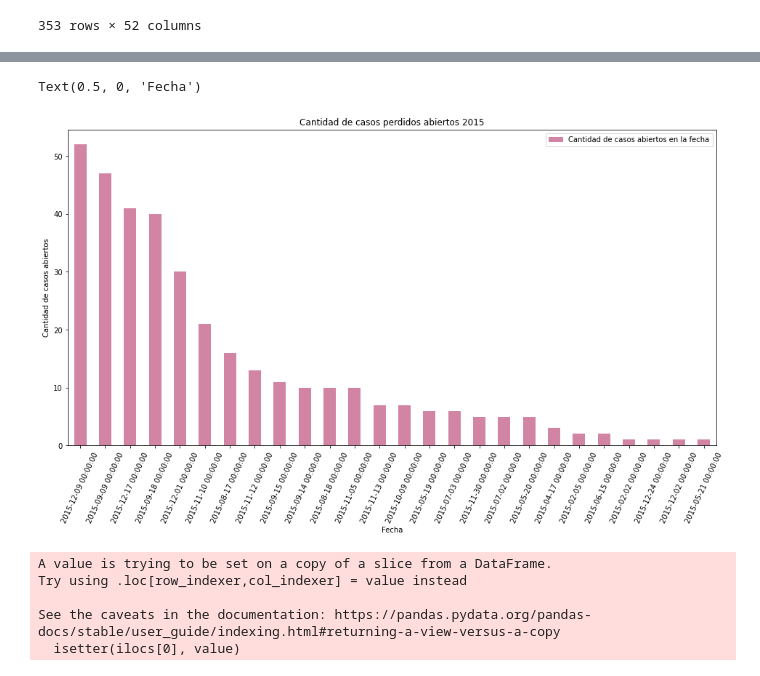
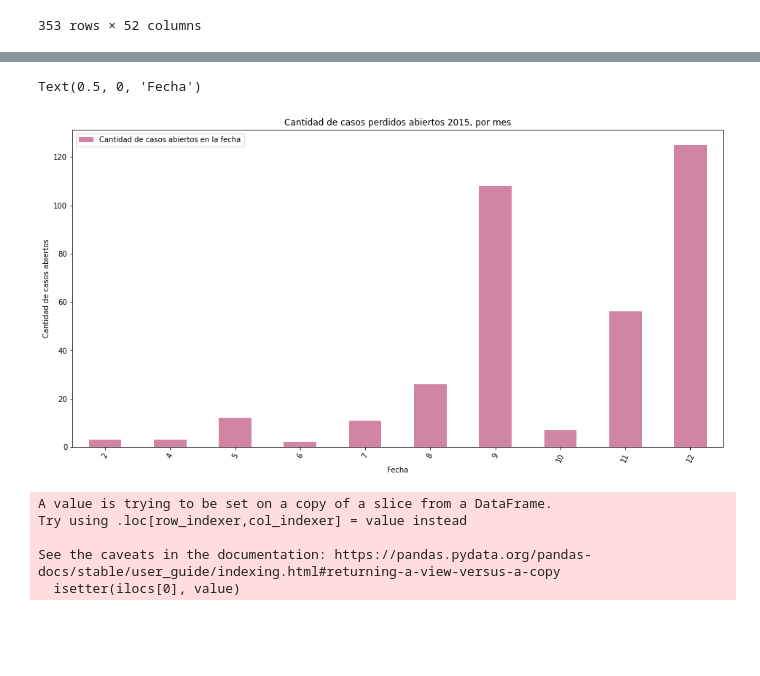
Before and after one commit to Ramaxx95/TP1-Orga-de-Datos, a Jupyter notebook: Visualizaciones/Region_Japan.ipynb, the cells around one changed output, grey strips where cells are left out. Cells and saved outputs as stored; diff of their text form; code cells hidden in the pictures; blank space fills up the shorter version.

Commit message:
Cambios para uno de los graficos que mostraba fecha exacta a meses

```diff
--- a/Visualizaciones/Region_Japan.ipynb
+++ b/Visualizaciones/Region_Japan.ipynb
@@ -153,7 +146,7 @@ casos_perdidos_japon_2015_df
 | 16914 | 23781 | Japan | None | 1 | 1 | 0 | ... |
 353 rows × 52 columns
 # %%
-grafico_casos_perdidos_creados_2015_df = casos_perdidos_japon_2015_df.Opportunity_Created_Date.value_counts().to_frame()
+grafico_casos_perdidos_creados_2015_df = casos_perdidos_japon_2015_df.Opportunity_Created_Date.dt.month.value_counts().to_frame().sort_index()
 grafico_casos_perdidos_creados_2015_df.columns=['Cantidad de casos abiertos en la fecha']
 grafico_casos_perdidos_creados_2015_df
 # %% [output]
@@ -177,11 +164,11 @@ grafico_casos_perdidos_creados_2015_df
 # %%
-grafico_casos_perdidos_creados_2015_df.plot(kind = 'bar', figsize =(16,8), rot =65, title = 'Cantidad de casos perdidos abiertos 2015', color = (0.7, 0.2, 0.4, 0.6));
+grafico_casos_perdidos_creados_2015_df.plot(kind = 'bar', figsize =(16,8), rot =65, title = 'Cantidad de casos perdidos abiertos 2015, por mes', color = (0.7, 0.2, 0.4, 0.6));
 ax=plt.gca()
 ax.set_ylabel('Cantidad de casos abiertos');
 ax.set_xlabel('Fecha')
 # %% [output]
 Text(0.5, 0, 'Fecha')
-[figure, old version]
+[figure, new version]
 # %%
 japon_solo_anios_y_oportunidades_cerradas = japon_cerrados_df[['Stage','Opportunity_Created_Date']]
 anio_cuentas_creadas = japon_solo_anios_y_oportunidades_cerradas.Opportunity_Created_Date.dt.year
```
Also changed, not shown: parts of 3 cells of this notebook.
